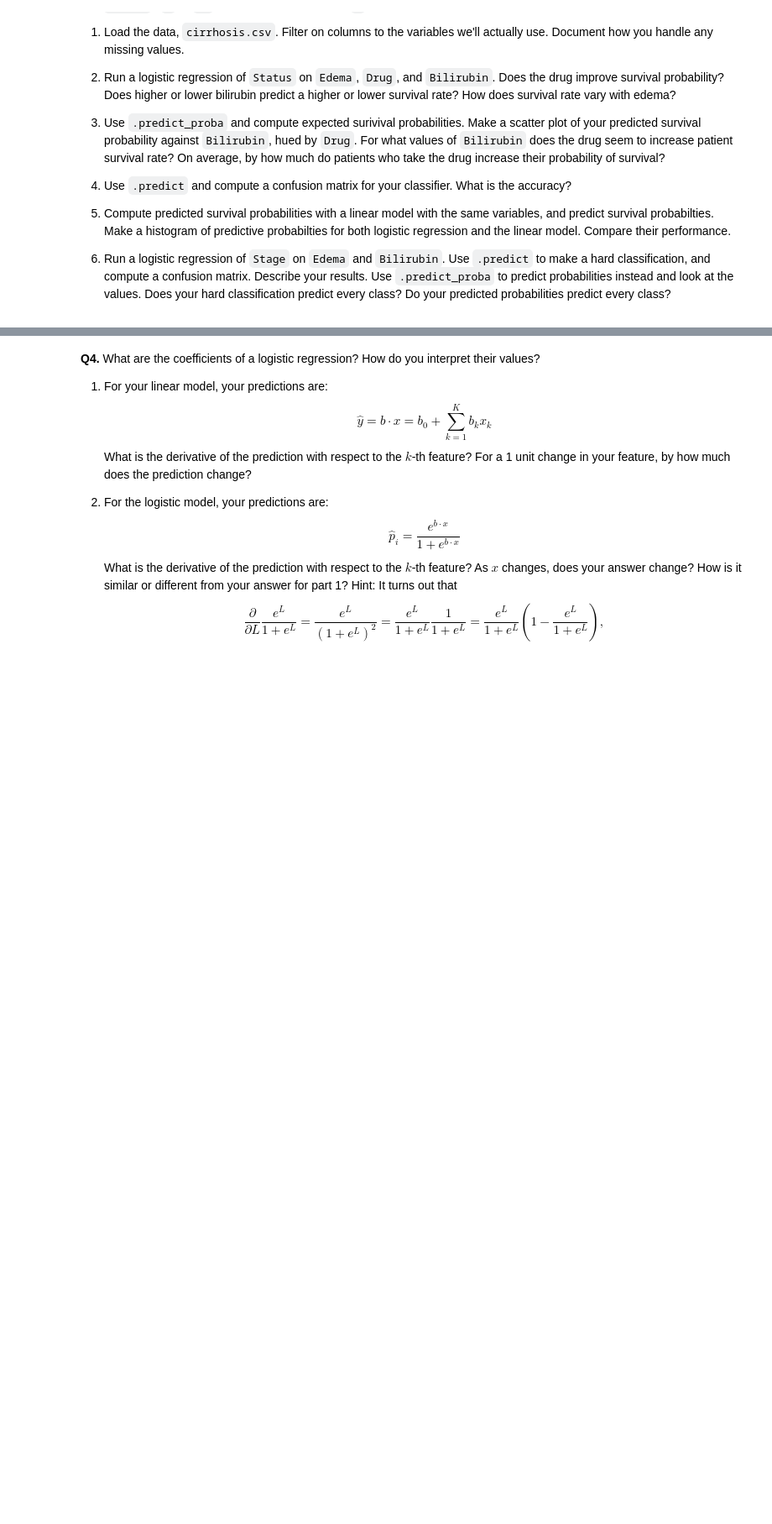
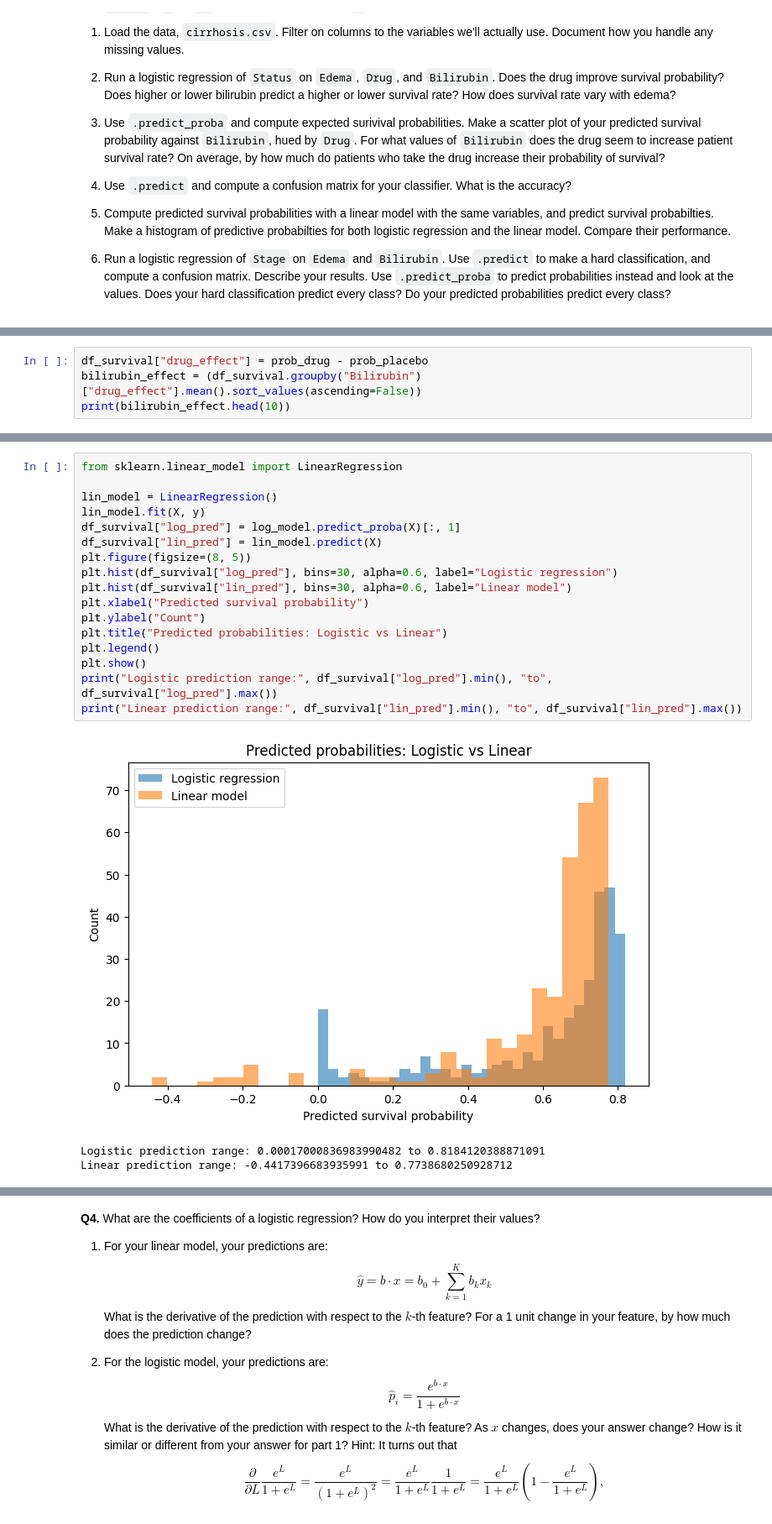
Before and after one commit to kenny507/undergrad_ml_assignments, a Jupyter notebook: 05_assignment_glm.ipynb, the cells around one changed output, grey strips where cells are left out. Shown at 84% size. Cells and saved outputs as stored; diff of their text form; blank space fills up the shorter version.

```diff
--- a/05_assignment_glm.ipynb
+++ b/05_assignment_glm.ipynb
@@ -271,0 +363,4 @@ The relevant data are:
+# %%
+df_survival["drug_effect"] = prob_drug - prob_placebo
+bilirubin_effect = (df_survival.groupby("Bilirubin")["drug_effect"].mean().sort_values(ascending=False))
+print(bilirubin_effect.head(10))
@@ -271,0 +394,21 @@ The relevant data are:
+# %%
+from sklearn.linear_model import LinearRegression
+
+lin_model = LinearRegression()
+lin_model.fit(X, y)
+df_survival["log_pred"] = log_model.predict_proba(X)[:, 1]
+df_survival["lin_pred"] = lin_model.predict(X)
+plt.figure(figsize=(8, 5))
+plt.hist(df_survival["log_pred"], bins=30, alpha=0.6, label="Logistic regression")
+plt.hist(df_survival["lin_pred"], bins=30, alpha=0.6, label="Linear model")
+plt.xlabel("Predicted survival probability")
+plt.ylabel("Count")
+plt.title("Predicted probabilities: Logistic vs Linear")
+plt.legend()
+plt.show()
+print("Logistic prediction range:", df_survival["log_pred"].min(), "to", df_survival["log_pred"].max())
+print("Linear prediction range:", df_survival["lin_pred"].min(), "to", df_survival["lin_pred"].max())
+# %% [output]
+[figure, added]
+Logistic prediction range: 0.00017000836983990482 to 0.8184120388871091
+Linear prediction range: -0.4417396683935991 to 0.7738680250928712
```
Also changed, not shown: parts of 14 cells of this notebook.
